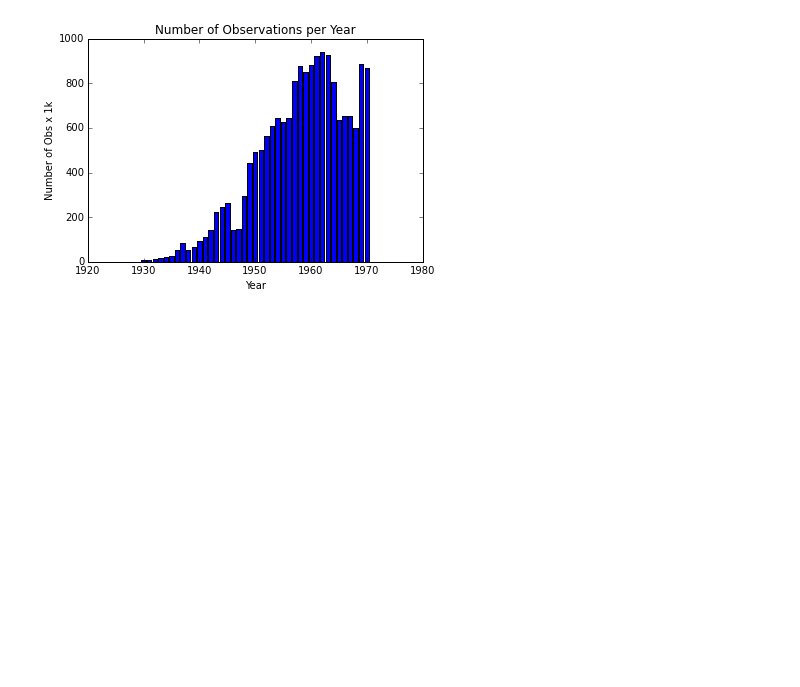
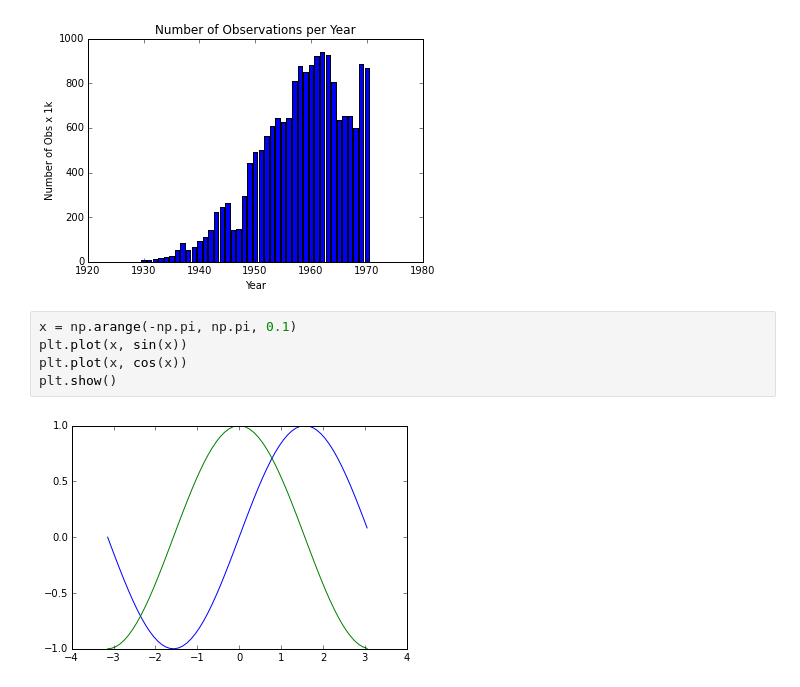
Before and after one commit to lowcloudnine/singularity-spark, a Jupyter notebook: ipython_notebooks/Learning to Plot.ipynb, the cells around one changed output. Saved outputs shown, nothing was run; the diff lists cells and outputs as text; blank space fills up the shorter version.

```diff
--- a/ipython_notebooks/Learning to Plot.ipynb
+++ b/ipython_notebooks/Learning to Plot.ipynb
@@ -106,3 +106,10 @@ plt.xlabel("Year")
 plt.show()
 # %% [output]
 [figure]
+# %%
+x = np.arange(-np.pi, np.pi, 0.1)
+plt.plot(x, sin(x))
+plt.plot(x, cos(x))
+plt.show()
+# %% [output]
+[figure, added]
```
Also changed, not shown: parts of 1 cell of this notebook, 7 other files.
